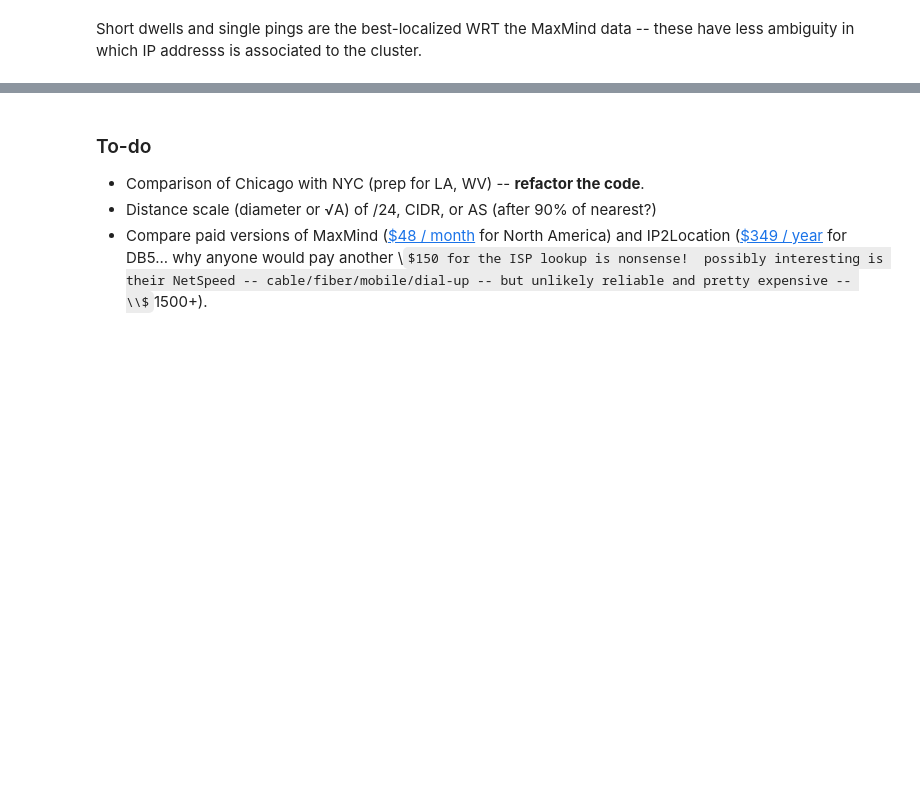
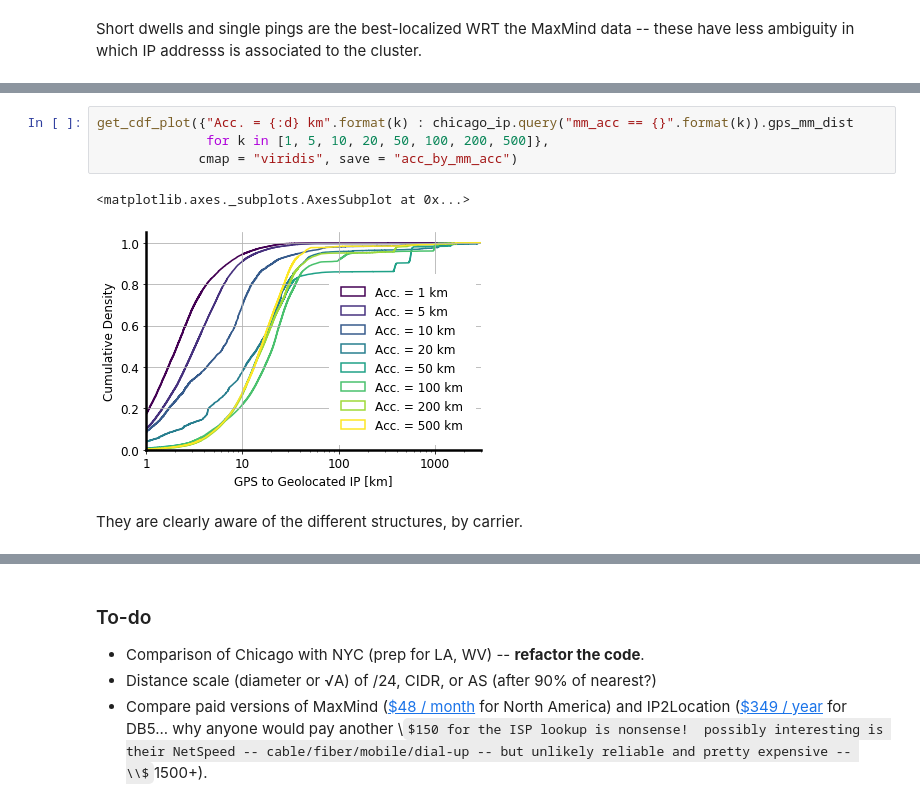
Before and after one commit to JamesSaxon/neighborhood_broadband, a Jupyter notebook: ip_geo/ip_distances.ipynb, the cells around one changed output, grey strips where cells are left out. Cells and saved outputs as stored; diff of their text form; some formulas as TeX source; blank space fills up the shorter version.

```diff
--- a/ip_geo/ip_distances.ipynb
+++ b/ip_geo/ip_distances.ipynb
@@ -512,0 +358,9 @@ accuracy_by_class
+# %%
+get_cdf_plot({"Acc. = {:d} km".format(k) : chicago_ip.query("mm_acc == {}".format(k)).gps_mm_dist
+              for k in [1, 5, 10, 20, 50, 100, 200, 500]},
+             cmap = "viridis", save = "acc_by_mm_acc")
+# %% [output]
+<matplotlib.axes._subplots.AxesSubplot at 0x...>
+[figure, added]
+# %% [markdown]
+They are clearly aware of the different structures, by carrier.
```
Also changed, not shown: parts of 117 cells of this notebook.
